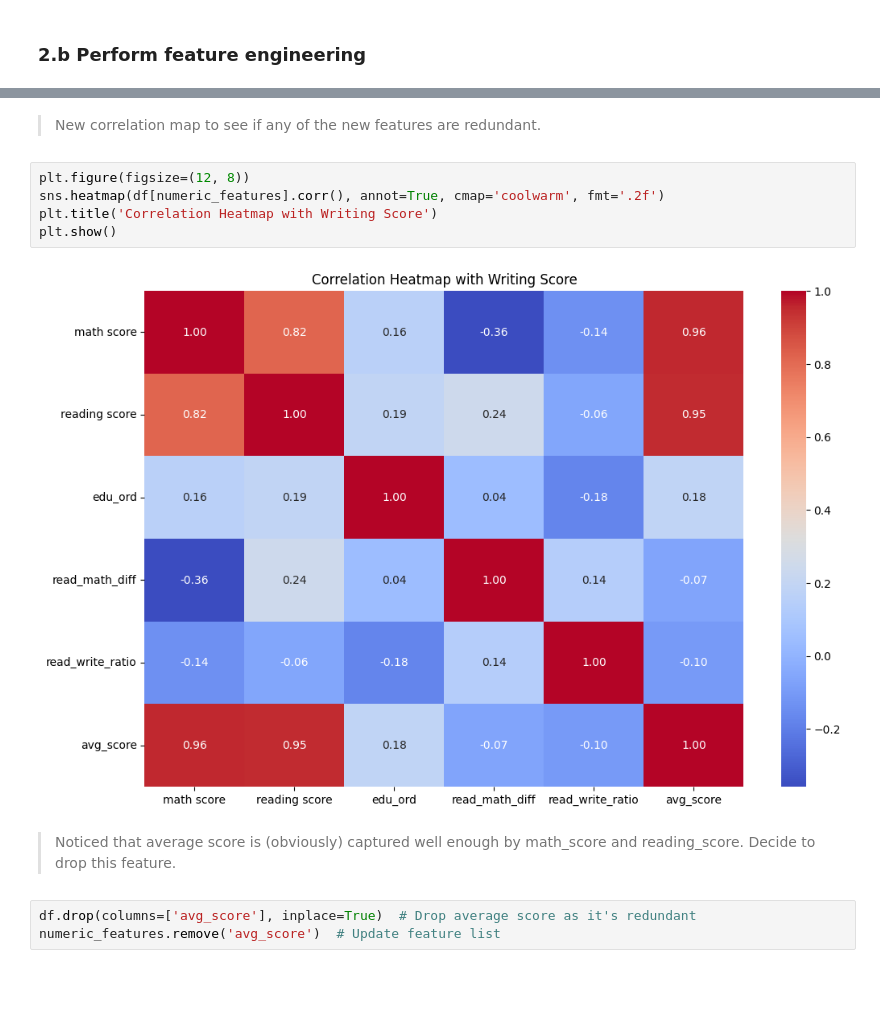
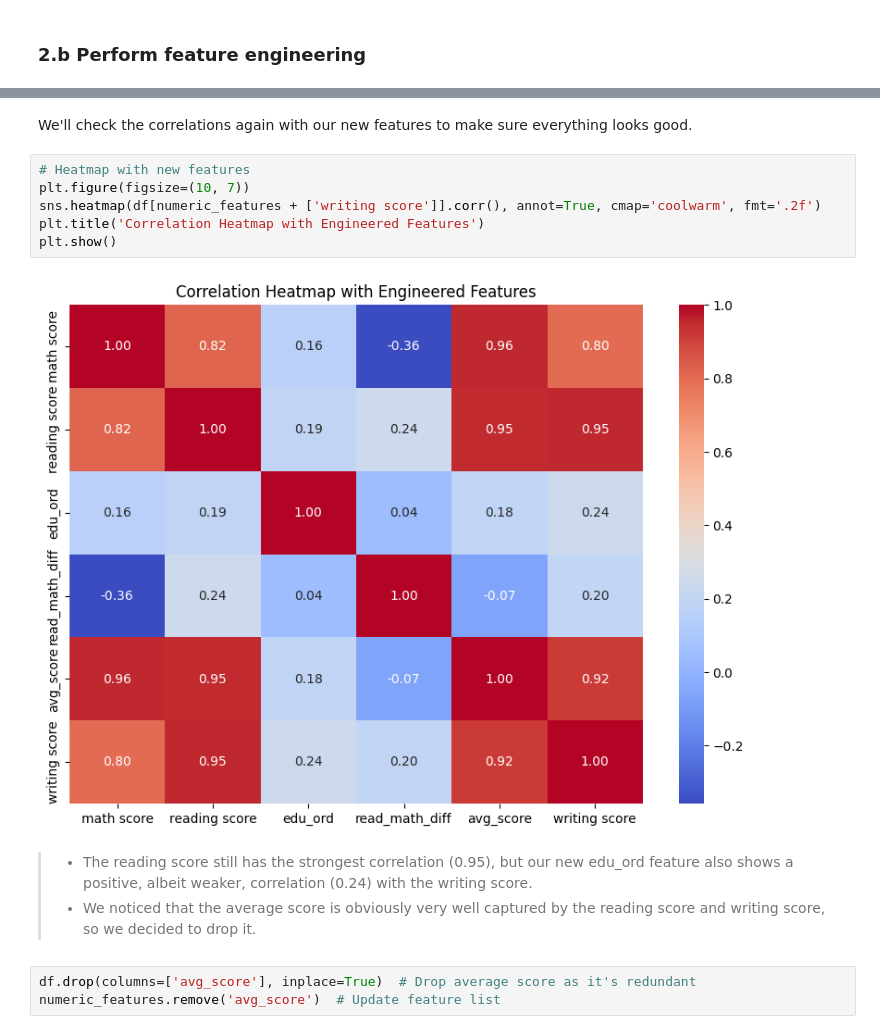
Before and after one commit to andreas-ols1/opti-ml-unibo, a Jupyter notebook: notebooks/test_scores.ipynb, the cells around one changed output, grey strips where cells are left out. Drawn from its saved outputs; the diff is of its cells as text; blank space fills up the shorter version.

```diff
--- a/notebooks/test_scores.ipynb
+++ b/notebooks/test_scores.ipynb
@@ -236,14 +230,16 @@ df.head()
-# %% [markdown]
-> New correlation map to see if any of the new features are redundant.
-# %%
-plt.figure(figsize=(12, 8))
-sns.heatmap(df[numeric_features].corr(), annot=True, cmap='coolwarm', fmt='.2f')
-plt.title('Correlation Heatmap with Writing Score')
-plt.show()
-# %% [output]
-[figure, removed]
-# %% [markdown]
-> Noticed that average score is (obviously) captured well enough by math_score and reading_score. Decide to drop this feature.
+# %% [markdown]
+We'll check the correlations again with our new features to make sure everything looks good.
+# %%
+# Heatmap with new features
+plt.figure(figsize=(10, 7))
+sns.heatmap(df[numeric_features + ['writing score']].corr(), annot=True, cmap='coolwarm', fmt='.2f')
+plt.title('Correlation Heatmap with Engineered Features')
+plt.show()
+# %% [output]
+[figure, added]
+# %% [markdown]
+> - The reading score still has the strongest correlation (0.95), but our new edu_ord feature also shows a positive, albeit weaker, correlation (0.24) with the writing score.
+> - We noticed that the average score is obviously very well captured by the reading score and writing score, so we decided to drop it.
 # %%
 df.drop(columns=['avg_score'], inplace=True)  # Drop average score as it's redundant
 numeric_features.remove('avg_score')  # Update feature list
```
Also changed, not shown: parts of 50 cells of this notebook.
